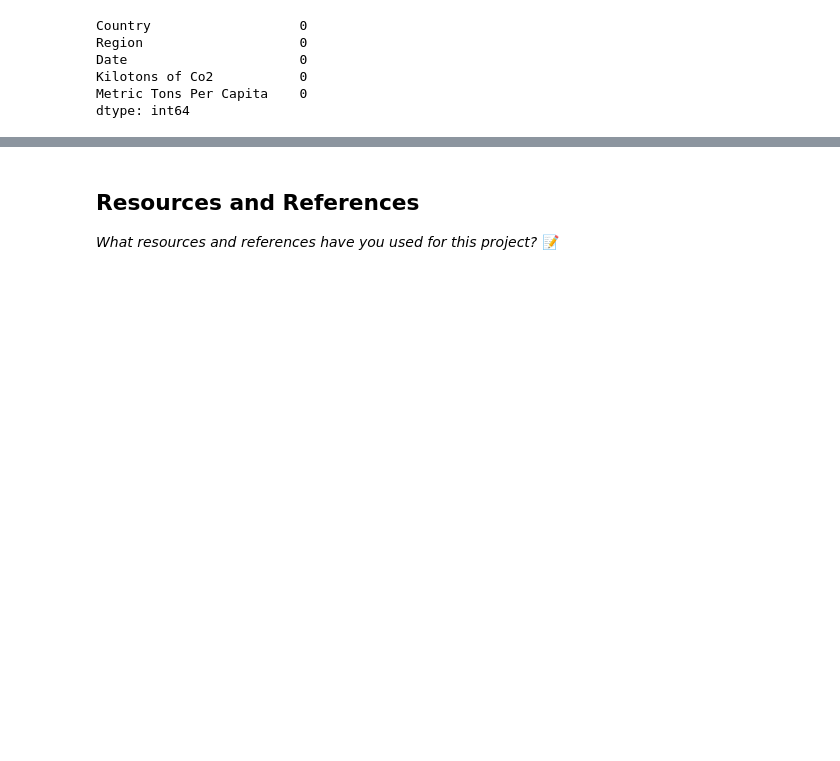
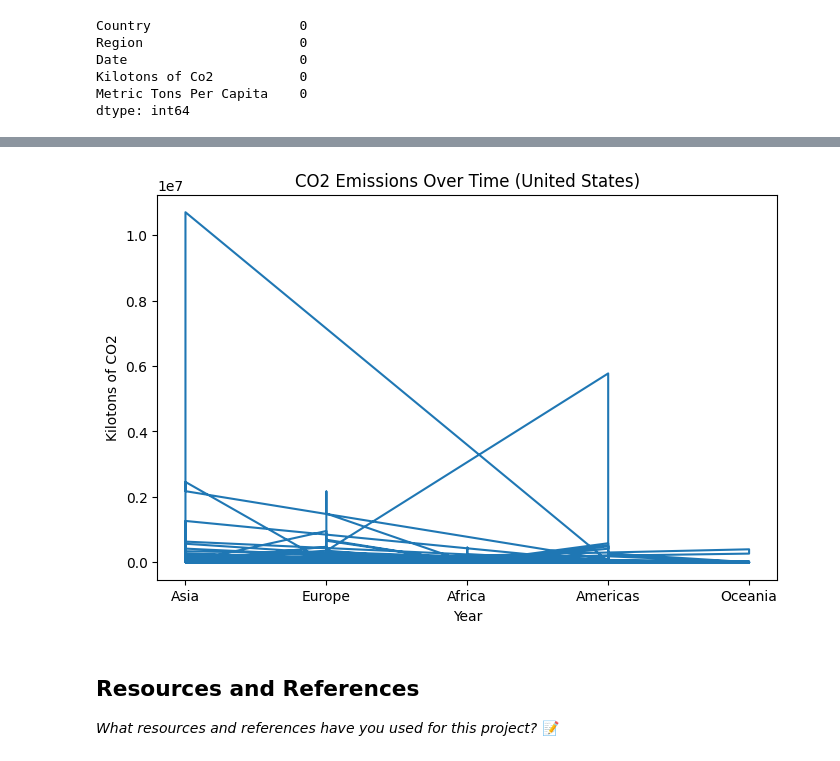
Before and after one commit to IT4063C-Spring26/final-project-proddasr, a Jupyter notebook: source.ipynb, the cells around one changed output, grey strips where cells are left out. Saved outputs shown, nothing was run; the diff lists cells and outputs as text; code cells hidden in the pictures; blank space fills up the shorter version.

```diff
--- a/source.ipynb
+++ b/source.ipynb
@@ -82,3 +102,16 @@ dtype: int64
+# %%
+country_df = Carbon_emissions_df
+
+plt.figure(figsize=(8,5))
+plt.plot(country_df['Region'], country_df['Kilotons of Co2'])
+
+plt.title("CO2 Emissions Over Time (United States)")
+plt.xlabel("Year")
+plt.ylabel("Kilotons of CO2")
+
+plt.show()
+# %% [output]
+[figure, added]
 # %% [markdown]
 ## Resources and References
 *What resources and references have you used for this project?*
```
Also changed, not shown: parts of 4 cells of this notebook.
